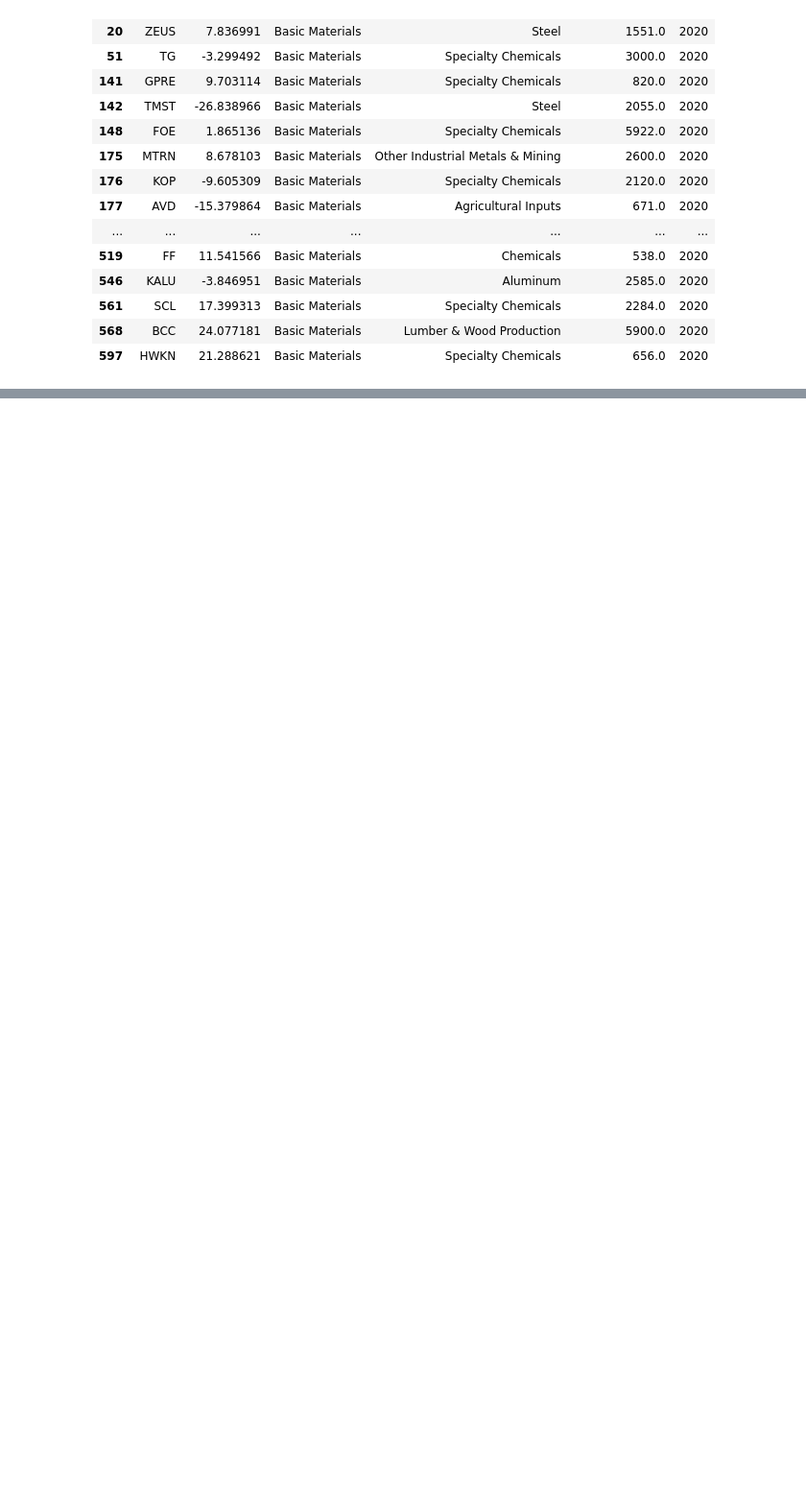
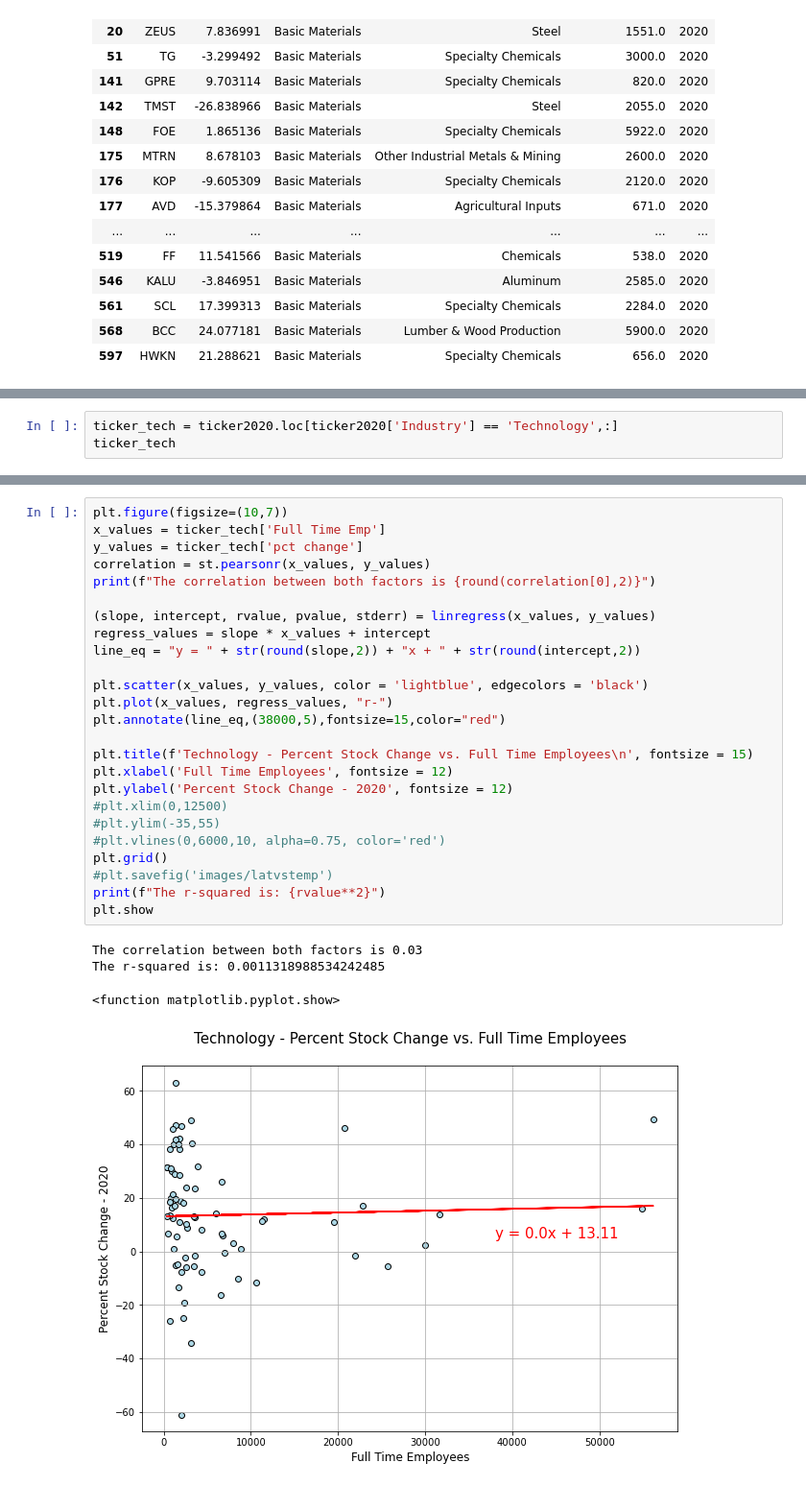
Before and after one commit to andresALLDAY/Project1, a Jupyter notebook: ProjectTest3.ipynb, the cells around one changed output, grey strips where cells are left out. Shown at 96% size. Saved outputs shown, nothing was run; the diff lists cells and outputs as text; blank space fills up the shorter version.

Commit message:
Basic Materials and Technology scatter plots

```diff
--- a/ProjectTest3.ipynb
+++ b/ProjectTest3.ipynb
@@ -64,3 +68,6 @@ plt.show
 The r-squared is: 0.011003008151799153
 <function matplotlib.pyplot.show>
 [figure]
+# %%
+ticker_tech = ticker2020.loc[ticker2020['Industry'] == 'Technology',:]
+ticker_tech
@@ -66,0 +88,30 @@ The r-squared is: 0.011003008151799153
+# %%
+plt.figure(figsize=(10,7))
+x_values = ticker_tech['Full Time Emp']
+y_values = ticker_tech['pct change']
+correlation = st.pearsonr(x_values, y_values)
+print(f"The correlation between both factors is {round(correlation[0],2)}")
+
+(slope, intercept, rvalue, pvalue, stderr) = linregress(x_values, y_values)
+regress_values = slope * x_values + intercept
+line_eq = "y = " + str(round(slope,2)) + "x + " + str(round(intercept,2))
+
+plt.scatter(x_values, y_values, color = 'lightblue', edgecolors = 'black')
+plt.plot(x_values, regress_values, "r-")
+plt.annotate(line_eq,(38000,5),fontsize=15,color="red")
+
+plt.title(f'Technology - Percent Stock Change vs. Full Time Employees\n', fontsize = 15)
+plt.xlabel('Full Time Employees', fontsize = 12)
+plt.ylabel('Percent Stock Change - 2020', fontsize = 12)
+#plt.xlim(0,12500)
+#plt.ylim(-35,55)
+#plt.vlines(0,6000,10, alpha=0.75, color='red')
+plt.grid()
+#plt.savefig('images/latvstemp')
+print(f"The r-squared is: {rvalue**2}")
+plt.show
+# %% [output]
+The correlation between both factors is 0.03
+The r-squared is: 0.0011318988534242485
+<function matplotlib.pyplot.show>
+[figure, added]
```
Also changed, not shown: parts of 3 cells of this notebook.
